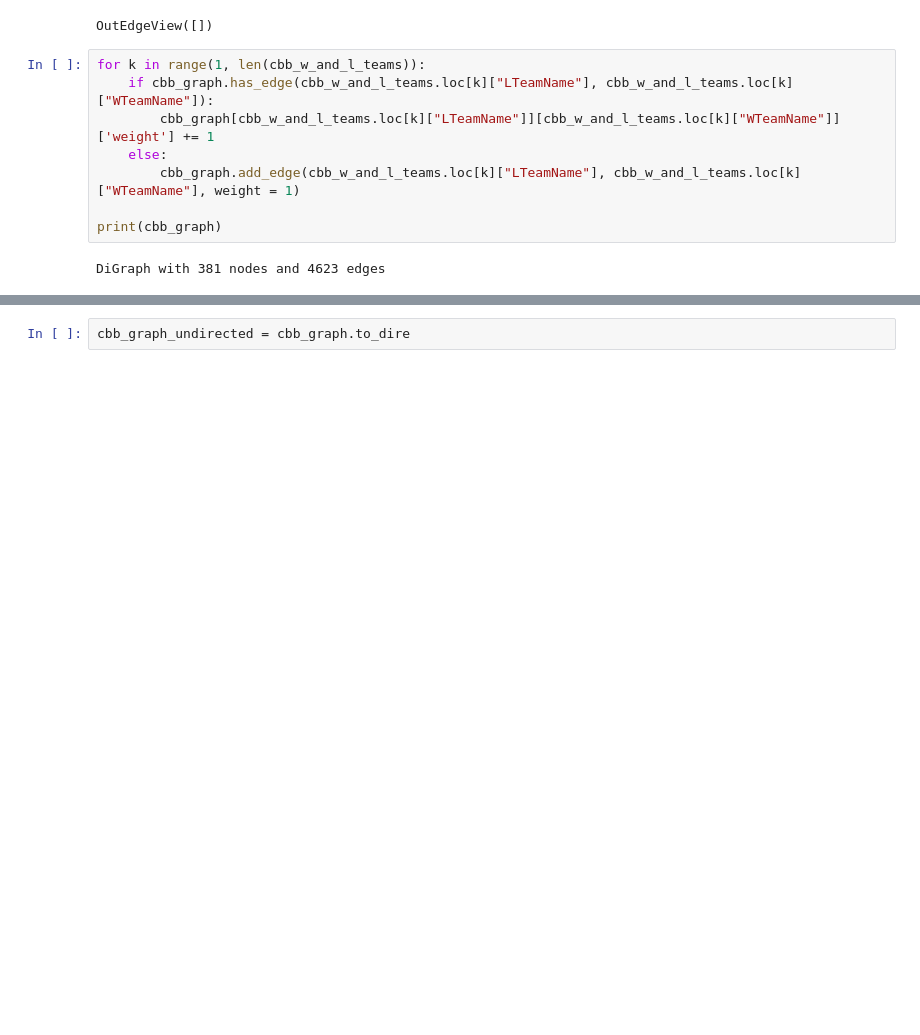
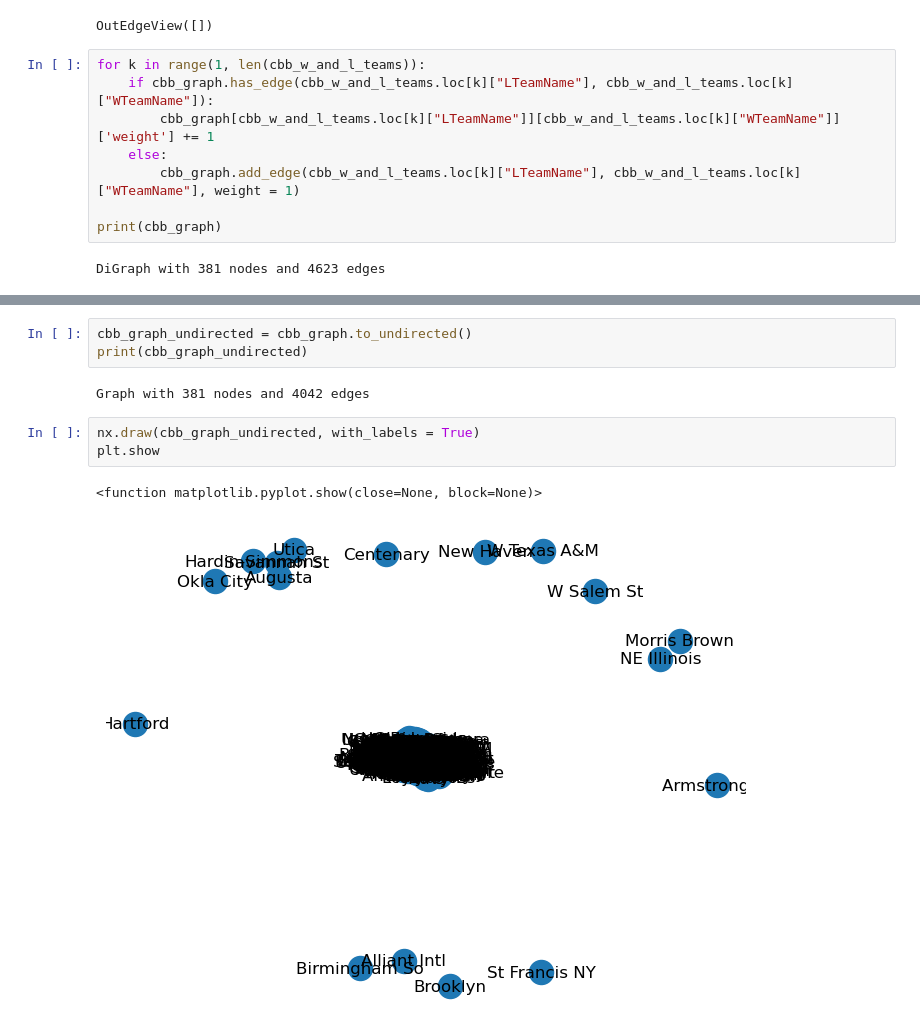
Before and after one commit to JayGode/Math-168-Final-Project, a Jupyter notebook: CBB_Network_Rankings.ipynb, the cells around one changed output, grey strips where cells are left out. Cells and saved outputs as stored; diff of their text form; blank space fills up the shorter version.

```diff
--- a/CBB_Network_Rankings.ipynb
+++ b/CBB_Network_Rankings.ipynb
@@ -68,2 +68,11 @@ plt.show
 # %%
-cbb_graph_undirected = cbb_graph.to_dire
+cbb_graph_undirected = cbb_graph.to_undirected()
+print(cbb_graph_undirected)
+# %% [output]
+Graph with 381 nodes and 4042 edges
+# %%
+nx.draw(cbb_graph_undirected, with_labels = True)
+plt.show
+# %% [output]
+<function matplotlib.pyplot.show(close=None, block=None)>
+[figure, added]
```
Also changed, not shown: parts of 7 cells of this notebook.
